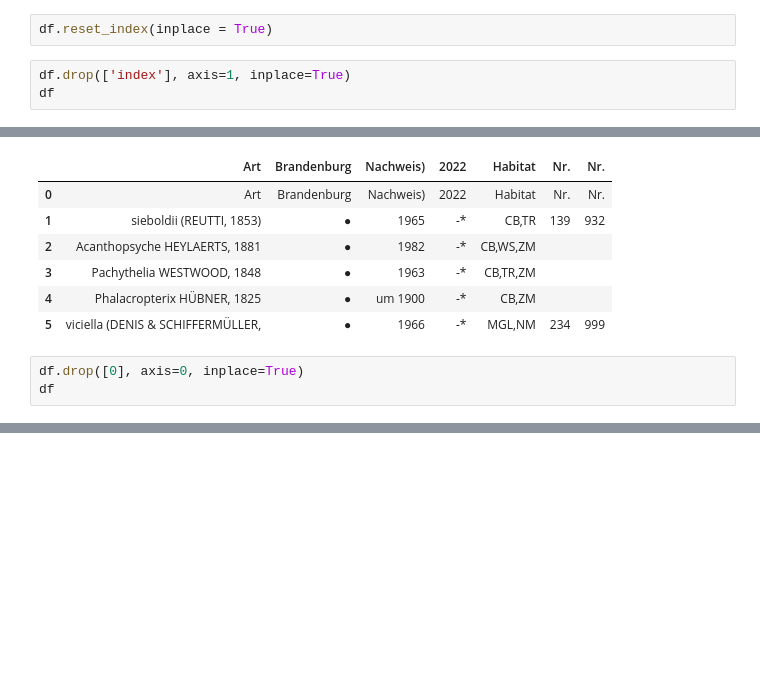
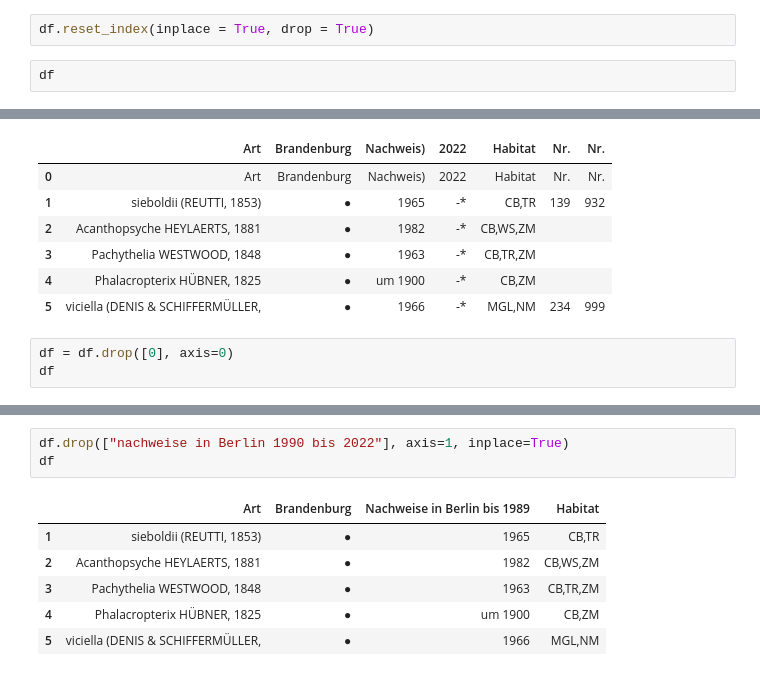
Before and after one commit to Zzzhenya/Berlin-red-list, a Jupyter notebook: Insecta/Psychidae - Bagworm moths/Psychidae.ipynb, the cells around one changed output, grey strips where cells are left out. Cells and saved outputs as stored; diff of their text form; blank space fills up the shorter version.

```diff
--- a/Insecta/Psychidae - Bagworm moths/Extinct_species_data_process_exp.ipynb
+++ b/Insecta/Psychidae - Bagworm moths/Psychidae.ipynb
@@ -198,8 +198,7 @@ df
 | 21 | Phalacropterix HÜBNER, 1825 | ● | um 1900 | -* | CB,ZM |  |  |
 | 24 | viciella (DENIS & SCHIFFERMÜLLER, | ● | 1966 | -* | MGL,NM | 234 | 999 |
 # %%
-df.reset_index(inplace = True)
+df.reset_index(inplace = True, drop = True)
 # %%
-df.drop(['index'], axis=1, inplace=True)
 df
 # %% [output]
@@ -227,6 +222,6 @@ df
 | 4 | Phalacropterix HÜBNER, 1825 | ● | um 1900 | -* | CB,ZM |  |  |
 | 5 | viciella (DENIS & SCHIFFERMÜLLER, | ● | 1966 | -* | MGL,NM | 234 | 999 |
 # %%
-df.drop([0], axis=0, inplace=True)
+df = df.drop([0], axis=0)
 df
 # %% [output]
@@ -279,3 +262,13 @@ df
 | 3 | Pachythelia WESTWOOD, 1848 | ● | 1963 | -* | CB,TR,ZM |
 | 4 | Phalacropterix HÜBNER, 1825 | ● | um 1900 | -* | CB,ZM |
 | 5 | viciella (DENIS & SCHIFFERMÜLLER, | ● | 1966 | -* | MGL,NM |
+# %%
+df.drop(["nachweise in Berlin 1990 bis 2022"], axis=1, inplace=True)
+df
+# %% [output]
+|  | Art | Brandenburg | Nachweise in Berlin bis 1989 | Habitat |
+| 1 | sieboldii (REUTTI, 1853) | ● | 1965 | CB,TR |
+| 2 | Acanthopsyche HEYLAERTS, 1881 | ● | 1982 | CB,WS,ZM |
+| 3 | Pachythelia WESTWOOD, 1848 | ● | 1963 | CB,TR,ZM |
+| 4 | Phalacropterix HÜBNER, 1825 | ● | um 1900 | CB,ZM |
+| 5 | viciella (DENIS & SCHIFFERMÜLLER, | ● | 1966 | MGL,NM |
```
Also changed, not shown: parts of 7 cells of this notebook.
